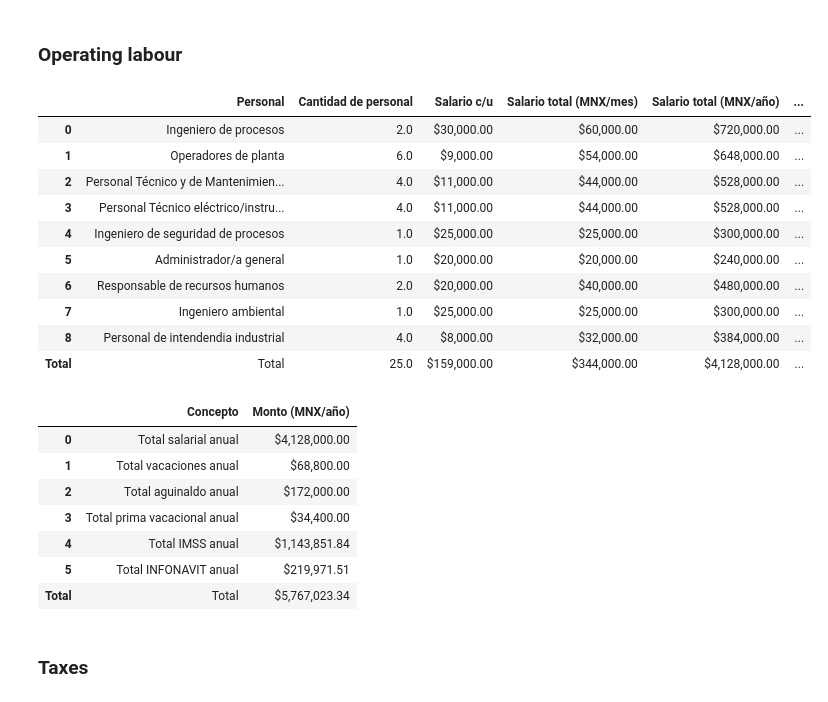
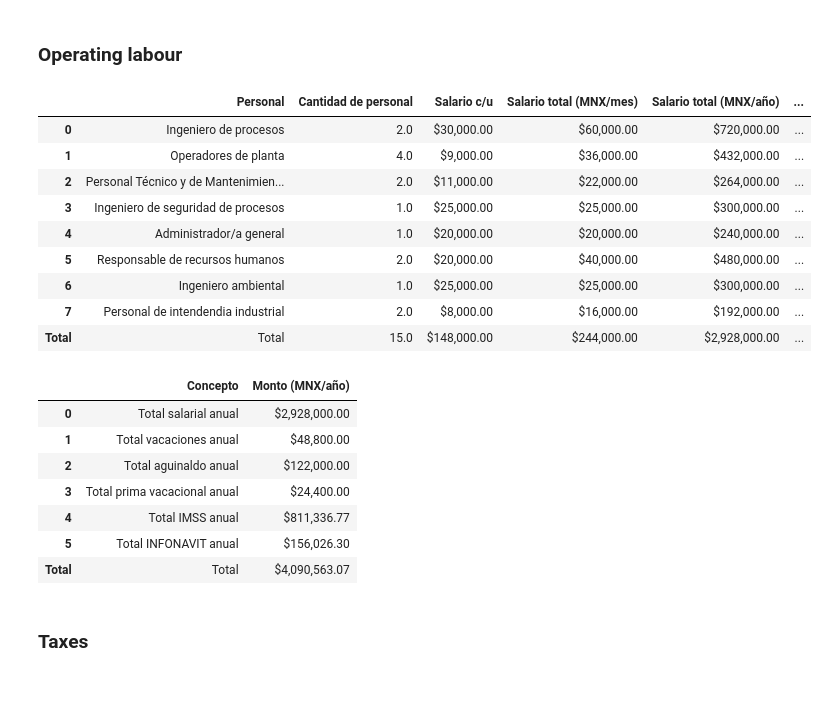
Before and after one commit to SOTO729/8vo, a Jupyter notebook: Evaluacion económica/CAPEX_OPEX.ipynb, the cells around one changed output. Cells and saved outputs as stored; diff of their text form; code cells hidden in the pictures.

```diff
--- a/Evaluacion económica/CAPEX_OPEX.ipynb
+++ b/Evaluacion económica/CAPEX_OPEX.ipynb
@@ -34,13 +36,15 @@ class Maintenance:
         self.calculate_maintenance_cost()
 
     def calculate_maintenance_cost(self):
-        self.maintenance_cost=self.installed_capital_cost * 0.10
+        self.maintenance_cost=self.installed_capital_cost * 0.12
         return self.maintenance_cost
 
 
-# Example usage
-f=(229971+190000000)*19
-installed_capital_cost = 54825111.8  # Replace with your input value
-Main_total = Maintenance(f)
+compresores=229971 #USD total
+tanques=190000000 #USD total
+
+total_equipos=(compresores+tanques)*19
+Main_total = Maintenance(total_equipos)
 Main_total.maintenance_cost
+print("El costo de mantenimiento es: ${:,.2f}".format(Main_total.maintenance_cost),"MNX al año")
 # %% [output]
@@ -87,16 +92,21 @@ trabajo = {
     "Personal": ["Ingeniero de procesos",
                  "Operadores de planta ",
                  "Personal Técnico y de Mantenimiento mecánico",
-                 "Personal Técnico eléctrico/instrumentación",
                  "Ingeniero de seguridad de procesos",
                  "Administrador/a general",
                  "Responsable de recursos humanos",
                  "Ingeniero ambiental",
                  "Personal de intendendia industrial"],
-    "Cantidad de personal": [2,6,4,4,1,1,2,1,4],
+    "Cantidad de personal": [2,
+                             4,
+                             2,
+                             1,
+                             1,
+                             2,
+                             1,
+                             2],
     "Salario c/u": [30000,
                     9000,
-                    11000,
                     11000,
                     25000,
                     20000,
@@ -134,42 +144,41 @@ recursos_humano.loc["Total"] = recursos_humano[["Cantidad de personal", "Salario
 recursos_humano.loc["Total", "Personal"] = "Total"
 
 
 ##Guardar valores para que se mantengan con numero y poder hacer operacion con ellos
 total_anual=recursos_humano.iloc[-1]["Salario total (MNX/año)"]
 total_vacaciones_anual=recursos_humano.iloc[-1]["Vacaciones (MNX/año)"]
 total_aguinaldo_anual=recursos_humano.iloc[-1]["Aguinaldo (MNX/año)"]
 total_prima_vacacional_anual=recursos_humano.iloc[-1]["Prima Vacacional (MNX/año)"]
 total_IMSS_anual=recursos_humano.iloc[-1]["IMSS/año"]
 total_INFONAVIT_anual=recursos_humano.iloc[-1]["INFONAVIT/año"]
 tax_total=recursos_humano.iloc[-1]["ISN (MXN/año)"]
 
 
 ##Formato de la tabla
 recursos_humano["Salario total (MNX/mes)"] = recursos_humano["Salario total (MNX/mes)"].apply(lambda x: f"${x:,.2f}")
 recursos_humano["Salario total (MNX/año)"] = recursos_humano["Salario total (MNX/año)"].apply(lambda x: f"${x:,.2f}")
 recursos_humano["Aguinaldo (MNX/año)"] = recursos_humano["Aguinaldo (MNX/año)"].apply(lambda x: f"${x:,.2f}")
 recursos_humano["Vacaciones (MNX/año)"] = recursos_humano["Vacaciones (MNX/año)"].apply(lambda x: f"${x:,.2f}")
 recursos_humano["Prima Vacacional (MNX/año)"] = recursos_humano["Prima Vacacional (MNX/año)"].apply(lambda x: f"${x:,.2f}")
 recursos_humano["Salario c/u"] = recursos_humano["Salario c/u"].apply(lambda x: f"${x:,.2f}")
 recursos_humano["Salario base de cotización (SBC/cu/diario)"] = recursos_humano["Salario base de cotización (SBC/cu/diario)"].apply(lambda x: f"${x:,.2f}")
 recursos_humano["IMSS/mes"] = recursos_humano["IMSS/mes"].apply(lambda x: f"${x:,.2f}")
 recursos_humano["INFONAVIT/mes"] = recursos_humano["INFONAVIT/mes"].apply(lambda x: f"${x:,.2f}")
 recursos_humano["IMSS/año"] = recursos_humano["IMSS/año"].apply(lambda x: f"${x:,.2f}")
 recursos_humano["INFONAVIT/año"] = recursos_humano["INFONAVIT/año"].apply(lambda x: f"${x:,.2f}")
 recursos_humano["ISN (MXN/año)"] = recursos_humano["ISN (MXN/año)"].apply(lambda x: f"${x:,.2f}")
 recursos_humano
 # %% [output]
 |  | Personal | Cantidad de personal | Salario c/u | Salario total (MNX/mes) | Salario total (MNX/año) | ... |
 | 0 | Ingeniero de procesos | 2.0 | $30,000.00 | $60,000.00 | $720,000.00 | ... |
-| 1 | Operadores de planta | 6.0 | $9,000.00 | $54,000.00 | $648,000.00 | ... |
-| 2 | Personal Técnico y de Mantenimien... | 4.0 | $11,000.00 | $44,000.00 | $528,000.00 | ... |
-| 3 | Personal Técnico eléctrico/instru... | 4.0 | $11,000.00 | $44,000.00 | $528,000.00 | ... |
-| 4 | Ingeniero de seguridad de procesos | 1.0 | $25,000.00 | $25,000.00 | $300,000.00 | ... |
-| 5 | Administrador/a general | 1.0 | $20,000.00 | $20,000.00 | $240,000.00 | ... |
-| 6 | Responsable de recursos humanos | 2.0 | $20,000.00 | $40,000.00 | $480,000.00 | ... |
-| 7 | Ingeniero ambiental | 1.0 | $25,000.00 | $25,000.00 | $300,000.00 | ... |
-| 8 | Personal de intendendia industrial | 4.0 | $8,000.00 | $32,000.00 | $384,000.00 | ... |
-| Total | Total | 25.0 | $159,000.00 | $344,000.00 | $4,128,000.00 | ... |
+| 1 | Operadores de planta | 4.0 | $9,000.00 | $36,000.00 | $432,000.00 | ... |
+| 2 | Personal Técnico y de Mantenimien... | 2.0 | $11,000.00 | $22,000.00 | $264,000.00 | ... |
+| 3 | Ingeniero de seguridad de procesos | 1.0 | $25,000.00 | $25,000.00 | $300,000.00 | ... |
+| 4 | Administrador/a general | 1.0 | $20,000.00 | $20,000.00 | $240,000.00 | ... |
+| 5 | Responsable de recursos humanos | 2.0 | $20,000.00 | $40,000.00 | $480,000.00 | ... |
+| 6 | Ingeniero ambiental | 1.0 | $25,000.00 | $25,000.00 | $300,000.00 | ... |
+| 7 | Personal de intendendia industrial | 2.0 | $8,000.00 | $16,000.00 | $192,000.00 | ... |
+| Total | Total | 15.0 | $148,000.00 | $244,000.00 | $2,928,000.00 | ... |
 # %%
 totals = {
     "Concepto": ["Total salarial anual", "Total vacaciones anual", "Total aguinaldo anual",
@@ -187,13 +196,13 @@ final["Monto (MNX/año)"] = final["Monto (MNX/año)"].apply(lambda x: f"${x:,.2f
 final
 # %% [output]
 |  | Concepto | Monto (MNX/año) |
-| 0 | Total salarial anual | $4,128,000.00 |
-| 1 | Total vacaciones anual | $68,800.00 |
-| 2 | Total aguinaldo anual | $172,000.00 |
-| 3 | Total prima vacacional anual | $34,400.00 |
-| 4 | Total IMSS anual | $1,143,851.84 |
-| 5 | Total INFONAVIT anual | $219,971.51 |
-| Total | Total | $5,767,023.34 |
+| 0 | Total salarial anual | $2,928,000.00 |
+| 1 | Total vacaciones anual | $48,800.00 |
+| 2 | Total aguinaldo anual | $122,000.00 |
+| 3 | Total prima vacacional anual | $24,400.00 |
+| 4 | Total IMSS anual | $811,336.77 |
+| 5 | Total INFONAVIT anual | $156,026.30 |
+| Total | Total | $4,090,563.07 |
 # %% [markdown]
 <h3>Taxes</h3>
 # %% [markdown]
```
Also changed, not shown: parts of 11 cells of this notebook.
